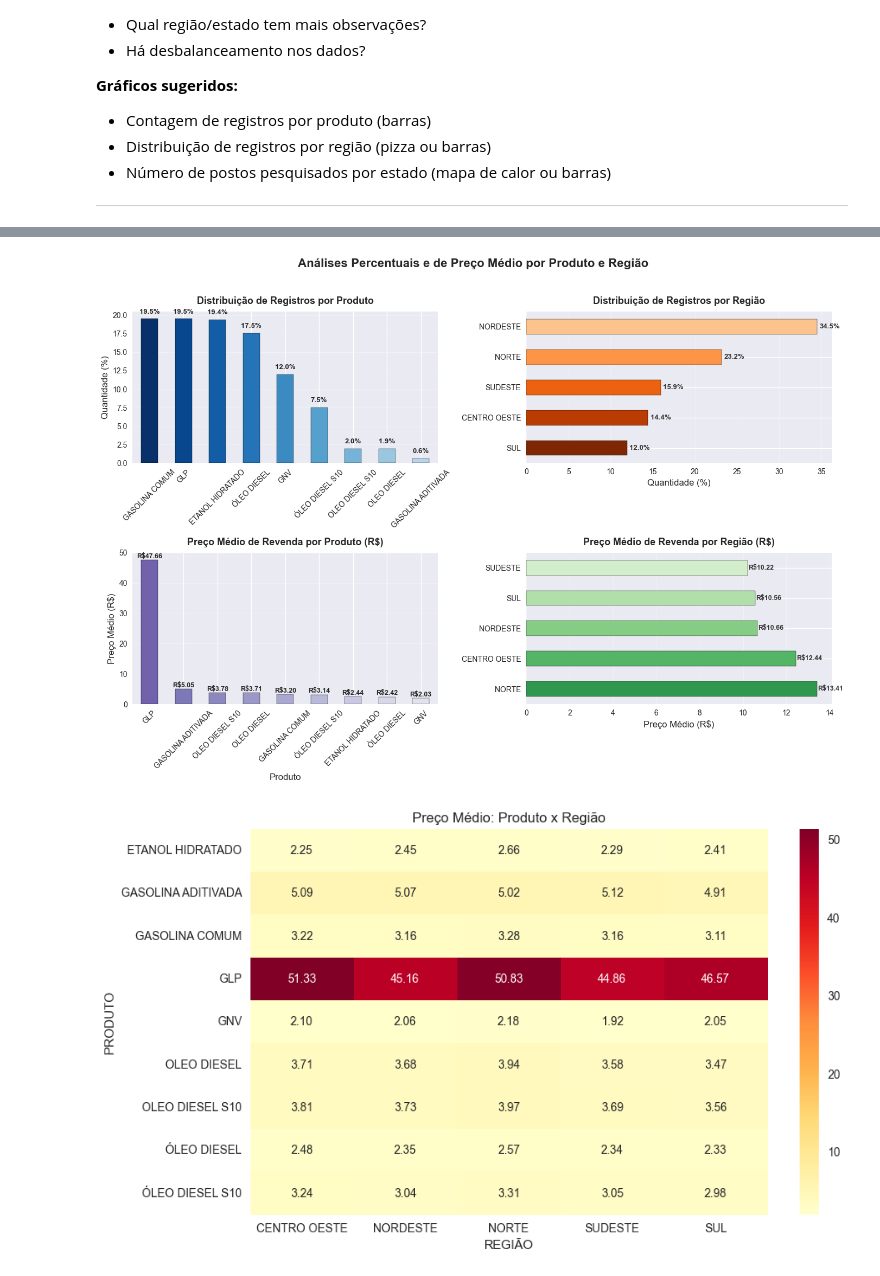
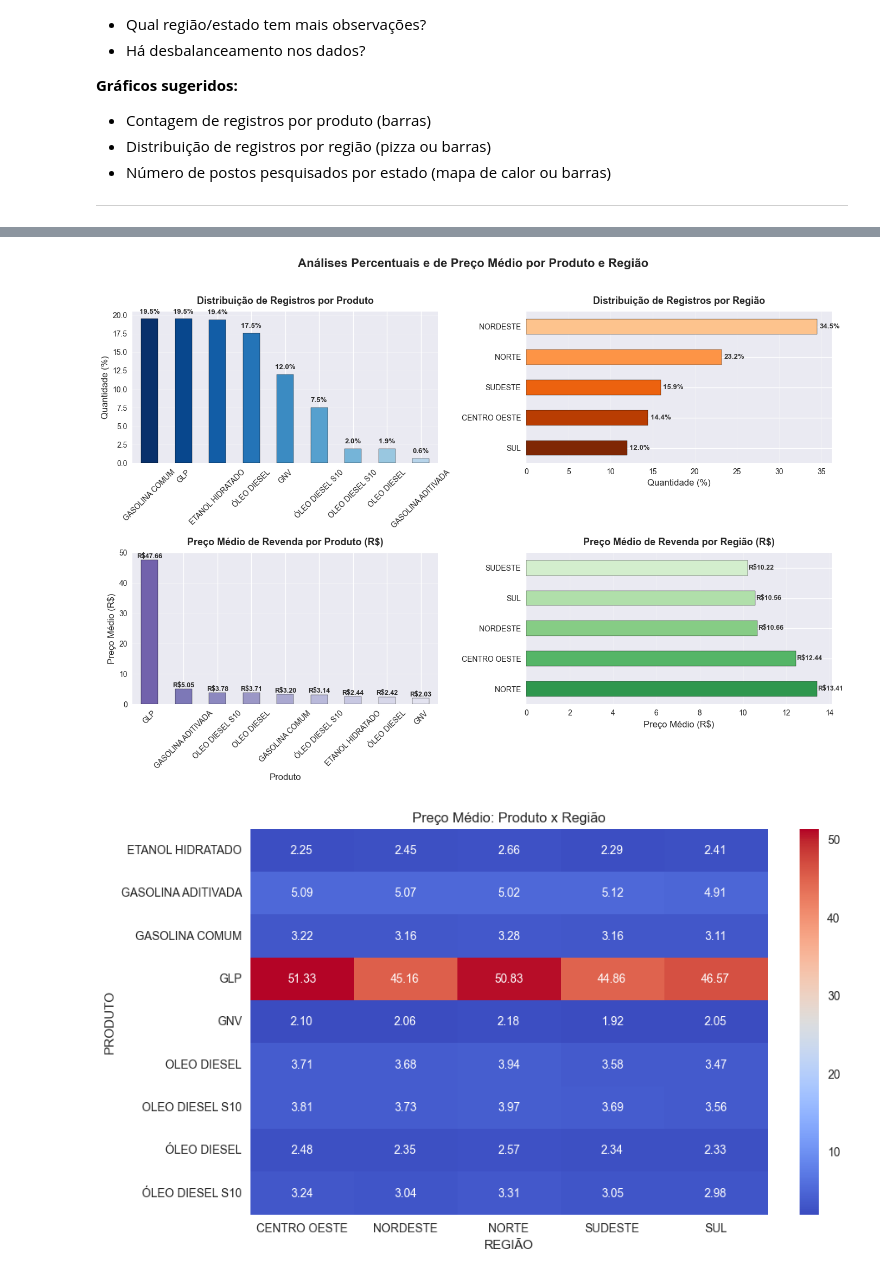
Before and after one commit to thiago207/Projeto-Faculdade, a Jupyter notebook: main.ipynb, the cells around one changed output, grey strips where cells are left out. Cells and saved outputs as stored; diff of their text form; code cells hidden in the pictures.

```diff
--- a/main.ipynb
+++ b/main.ipynb
@@ -177,6 +177,7 @@ Name: count, dtype: int64
 porcentagem_produto = df['PRODUTO'].value_counts(normalize=True) * 100
 porcentagem_regiao = df['REGIÃO'].value_counts(normalize=True) * 100
 porcentagem_regiao = porcentagem_regiao.sort_values()
+
 # Tabela cruzada (pivot table)
 tabela_preco = df.pivot_table(
     values='PREÇO MÉDIO REVENDA',
@@ -248,34 +249,32 @@ axes[1, 0].spines[['right', 'top']].set_visible(False)
 axes[1, 0].grid(alpha=0.3, axis='y')
 
 
 # ======== GRÁFICO 4: Preço Médio por Região ========
 preco_regiao.plot(kind='barh', color=cores_preco_regiao, edgecolor='black', ax=axes[1, 1])
 axes[1, 1].set_title('Preço Médio de Revenda por Região (R$)', fontsize=13, fontweight='bold', pad=10)
 axes[1, 1].set_xlabel('Preço Médio (R$)', fontsize=12)
 axes[1, 1].set_ylabel('')
 
 for p in axes[1, 1].patches:
     width = p.get_width()
     y = p.get_y() + p.get_height()/2
     axes[1, 1].text(width + 0.03, y, f'R${width:.2f}', ha='left', va='center',
                     fontsize=9, fontweight='bold', color='#333333')
 
 axes[1, 1].spines[['right', 'top']].set_visible(False)
 axes[1, 1].grid(alpha=0.3, axis='x')
 
 # ======== AJUSTES FINAIS ========
 plt.tight_layout(rect=[0, 0, 1, 0.96])
 plt.show()
 
 
 
-# Visualizar com heatmap
-
 
 plt.figure(figsize=(10, 6))
-sns.heatmap(tabela_preco, annot=True, fmt='.2f', cmap='YlOrRd')
+sns.heatmap(tabela_preco, annot=True, fmt='.2f', cmap='coolwarm')
 plt.title('Preço Médio: Produto x Região')
 plt.show()
 # %% [output]
 [figure]
-[figure, old version]
+[figure, new version]
```
